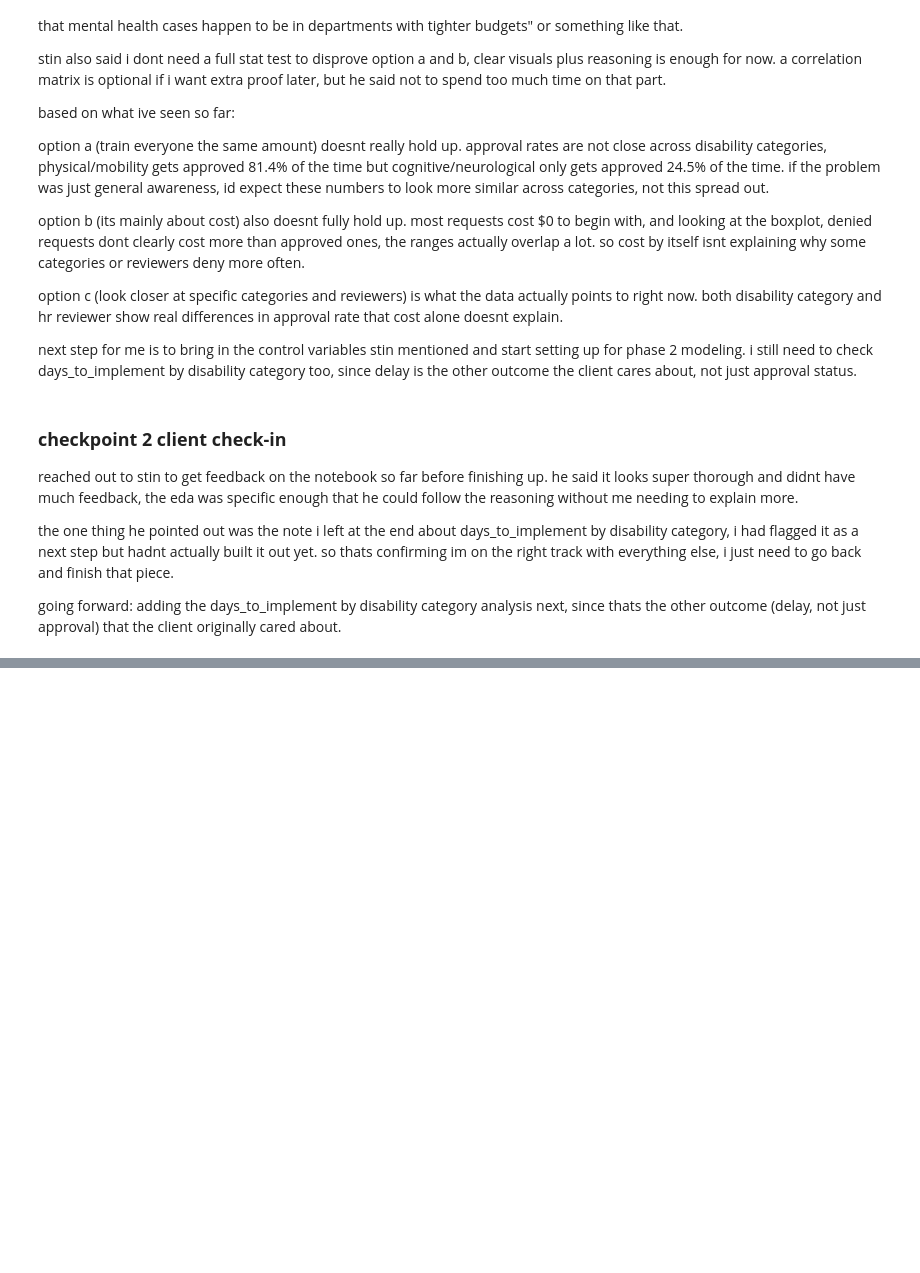
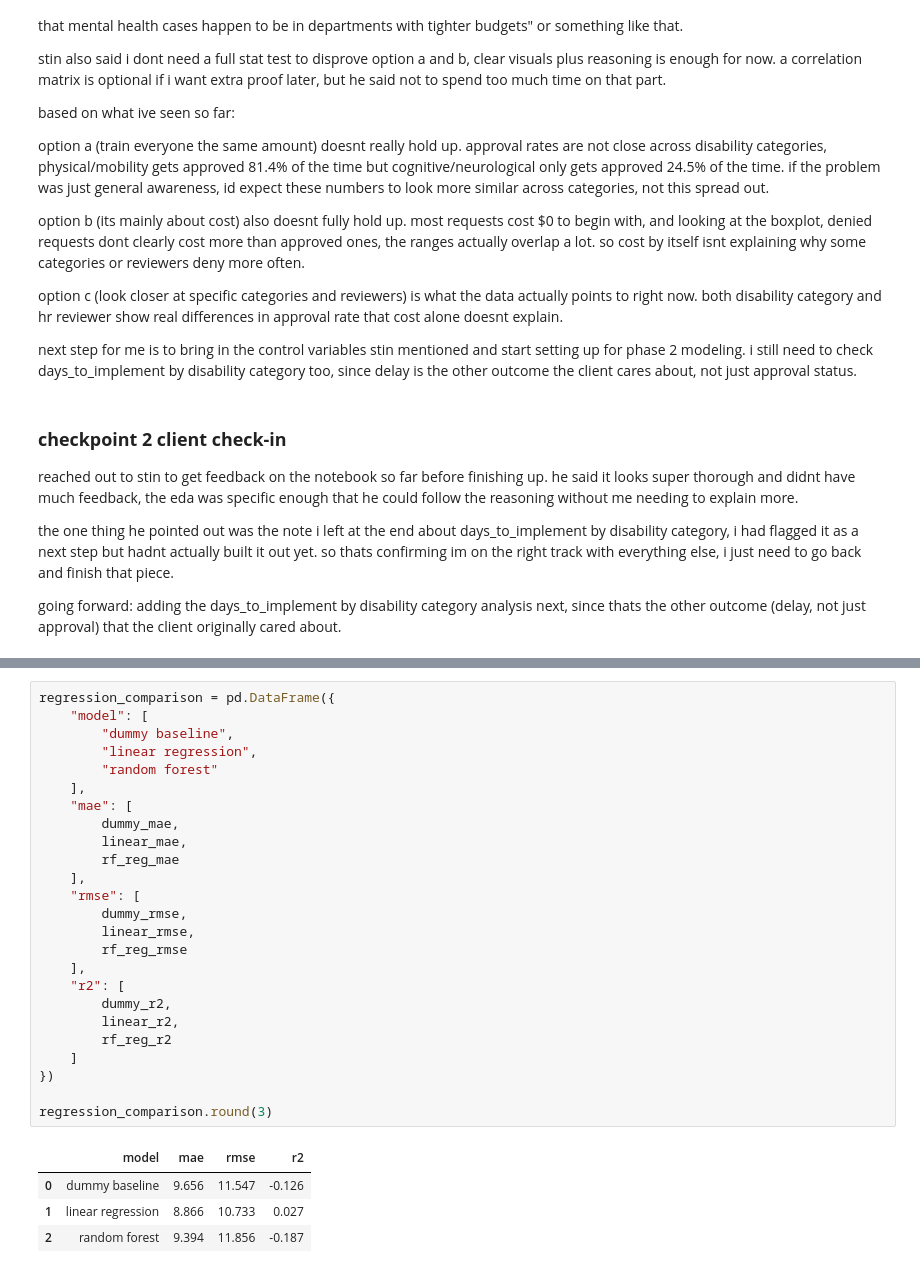
Before and after one commit to MSagri05/IAT461-Final-Project, a Jupyter notebook: workplace_accommodation_analysis.ipynb, the cells around one changed output, grey strips where cells are left out. Cells and saved outputs as stored; diff of their text form; blank space fills up the shorter version.

```diff
--- a/workplace_accommodation_analysis.ipynb
+++ b/workplace_accommodation_analysis.ipynb
@@ -607,0 +1373,30 @@ going forward: adding the days_to_implement by disability category analysis next
+# %%
+regression_comparison = pd.DataFrame({
+    "model": [
+        "dummy baseline",
+        "linear regression",
+        "random forest"
+    ],
+    "mae": [
+        dummy_mae,
+        linear_mae,
+        rf_reg_mae
+    ],
+    "rmse": [
+        dummy_rmse,
+        linear_rmse,
+        rf_reg_rmse
+    ],
+    "r2": [
+        dummy_r2,
+        linear_r2,
+        rf_reg_r2
+    ]
+})
+
+regression_comparison.round(3)
+# %% [output]
+|  | model | mae | rmse | r2 |
+| 0 | dummy baseline | 9.656 | 11.547 | -0.126 |
+| 1 | linear regression | 8.866 | 10.733 | 0.027 |
+| 2 | random forest | 9.394 | 11.856 | -0.187 |
```
Also changed, not shown: parts of 46 cells of this notebook.
